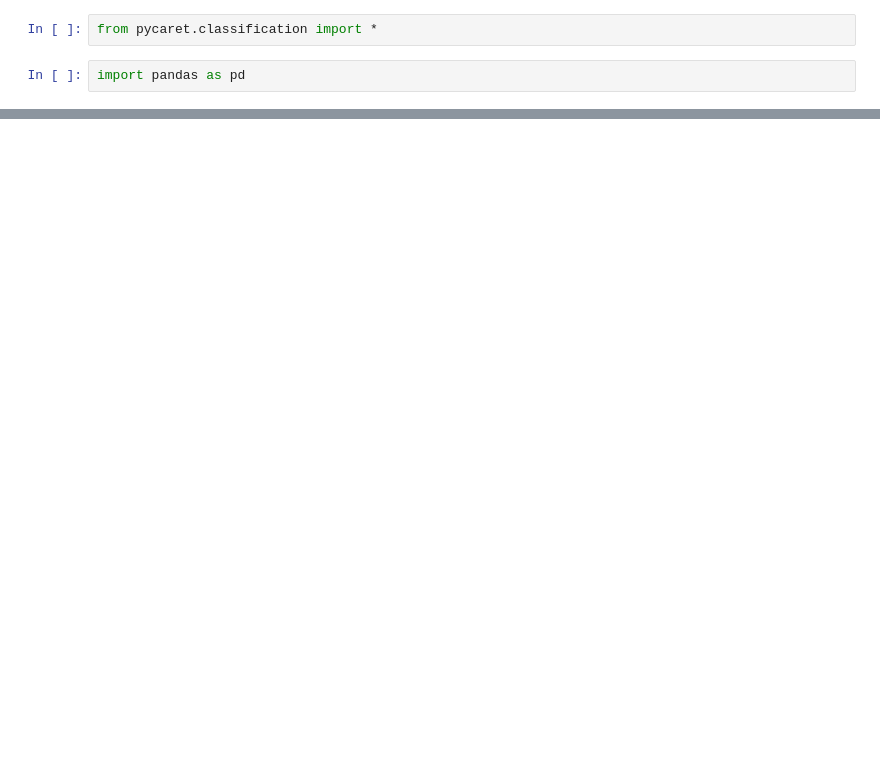
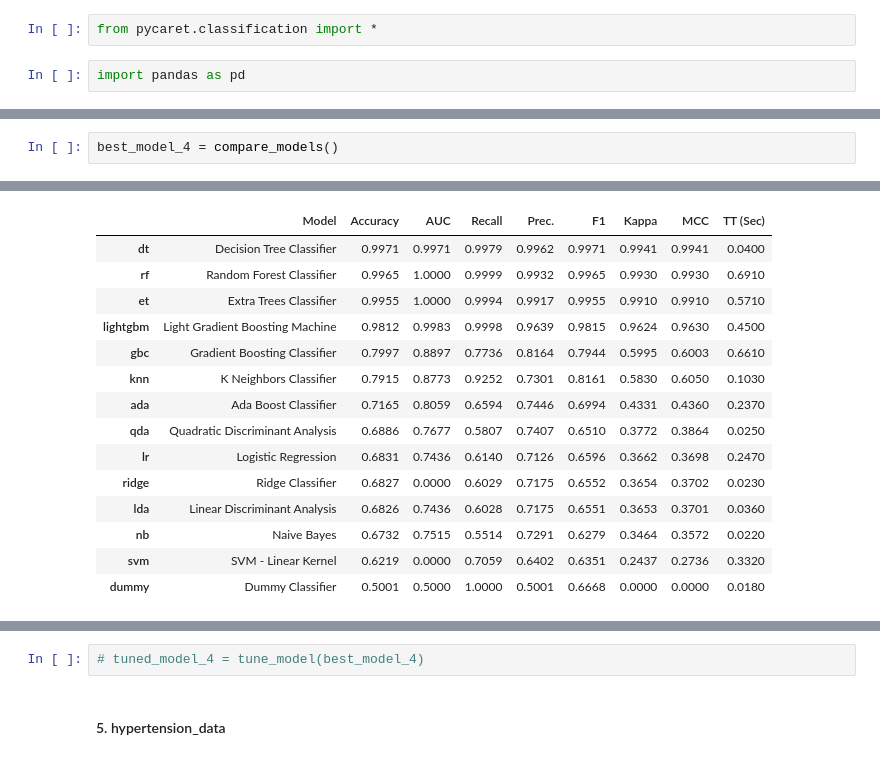
Before and after one commit to saifudienrosyid/finalproject_KKPM, a Jupyter notebook: halo.ipynb, the cells around one changed output, grey strips where cells are left out. Drawn from its saved outputs; the diff is of its cells as text; blank space fills up the shorter version.

```diff
--- a/halo.ipynb
+++ b/halo.ipynb
@@ -76,0 +199,3 @@ Fitting 10 folds for each of 10 candidates, totalling 100 fits
+# %%
+best_model_4 = compare_models()
+# %% [output]
@@ -76,0 +203,15 @@ Fitting 10 folds for each of 10 candidates, totalling 100 fits
+|  | Model | Accuracy | AUC | Recall | Prec. | F1 | Kappa | MCC | TT (Sec) |
+| dt | Decision Tree Classifier | 0.9971 | 0.9971 | 0.9979 | 0.9962 | 0.9971 | 0.9941 | 0.9941 | 0.0400 |
+| rf | Random Forest Classifier | 0.9965 | 1.0000 | 0.9999 | 0.9932 | 0.9965 | 0.9930 | 0.9930 | 0.6910 |
+| et | Extra Trees Classifier | 0.9955 | 1.0000 | 0.9994 | 0.9917 | 0.9955 | 0.9910 | 0.9910 | 0.5710 |
+| lightgbm | Light Gradient Boosting Machine | 0.9812 | 0.9983 | 0.9998 | 0.9639 | 0.9815 | 0.9624 | 0.9630 | 0.4500 |
+| gbc | Gradient Boosting Classifier | 0.7997 | 0.8897 | 0.7736 | 0.8164 | 0.7944 | 0.5995 | 0.6003 | 0.6610 |
+| knn | K Neighbors Classifier | 0.7915 | 0.8773 | 0.9252 | 0.7301 | 0.8161 | 0.5830 | 0.6050 | 0.1030 |
+| ada | Ada Boost Classifier | 0.7165 | 0.8059 | 0.6594 | 0.7446 | 0.6994 | 0.4331 | 0.4360 | 0.2370 |
+| qda | Quadratic Discriminant Analysis | 0.6886 | 0.7677 | 0.5807 | 0.7407 | 0.6510 | 0.3772 | 0.3864 | 0.0250 |
+| lr | Logistic Regression | 0.6831 | 0.7436 | 0.6140 | 0.7126 | 0.6596 | 0.3662 | 0.3698 | 0.2470 |
+| ridge | Ridge Classifier | 0.6827 | 0.0000 | 0.6029 | 0.7175 | 0.6552 | 0.3654 | 0.3702 | 0.0230 |
+| lda | Linear Discriminant Analysis | 0.6826 | 0.7436 | 0.6028 | 0.7175 | 0.6551 | 0.3653 | 0.3701 | 0.0360 |
+| nb | Naive Bayes | 0.6732 | 0.7515 | 0.5514 | 0.7291 | 0.6279 | 0.3464 | 0.3572 | 0.0220 |
+| svm | SVM - Linear Kernel | 0.6219 | 0.0000 | 0.7059 | 0.6402 | 0.6351 | 0.2437 | 0.2736 | 0.3320 |
+| dummy | Dummy Classifier | 0.5001 | 0.5000 | 1.0000 | 0.5001 | 0.6668 | 0.0000 | 0.0000 | 0.0180 |
@@ -76,0 +219,4 @@ Fitting 10 folds for each of 10 candidates, totalling 100 fits
+# %%
+# tuned_model_4 = tune_model(best_model_4)
+# %% [markdown]
+#### 5. hypertension_data
```
Also changed, not shown: parts of 25 cells of this notebook, 7 other files.
